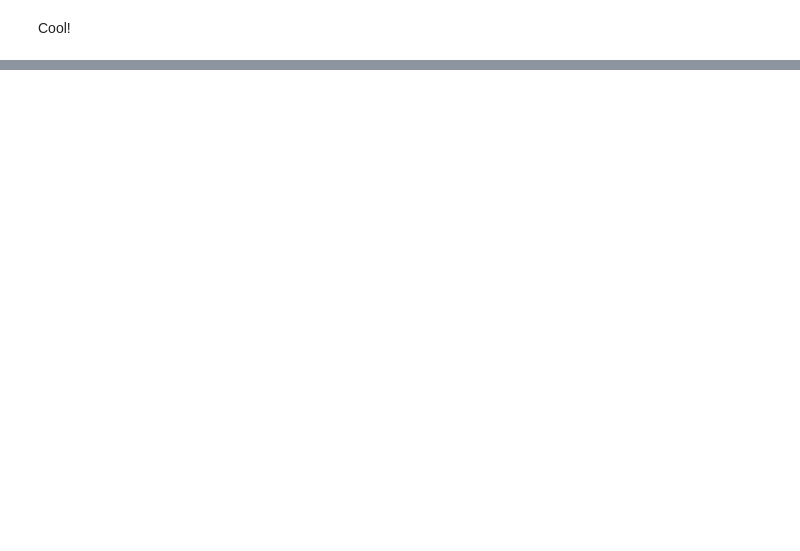
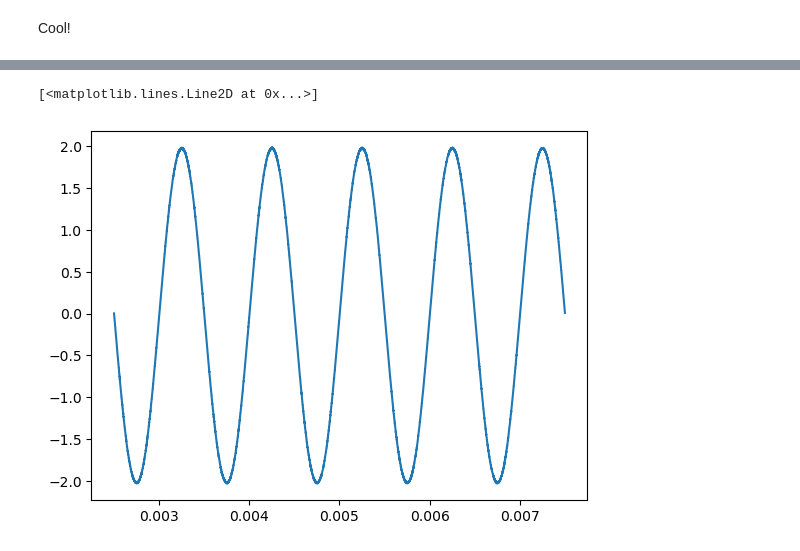
Before and after one commit to SHoogeman/Snaar-Proef, a Jupyter notebook: prototyping/Development Journal.ipynb, the cells around one changed output, grey strips where cells are left out. Drawn from its saved outputs; the diff is of its cells as text; code cells hidden in the pictures; blank space fills up the shorter version.

```diff
--- a/prototyping/Development Journal.ipynb
+++ b/prototyping/Development Journal.ipynb
@@ -212,0 +447,2 @@ Cool!
+# %%
+test = Scope(scope)
@@ -212,0 +453,2 @@ Cool!
+# %%
+t,v = test.get_trace(1)
@@ -212,0 +457,5 @@ Cool!
+# %%
+plt.plot(t,v)
+# %% [output]
+[<matplotlib.lines.Line2D at 0x...>]
+[figure, added]
```
Also changed, not shown: parts of 16 cells of this notebook, 3 other files.
